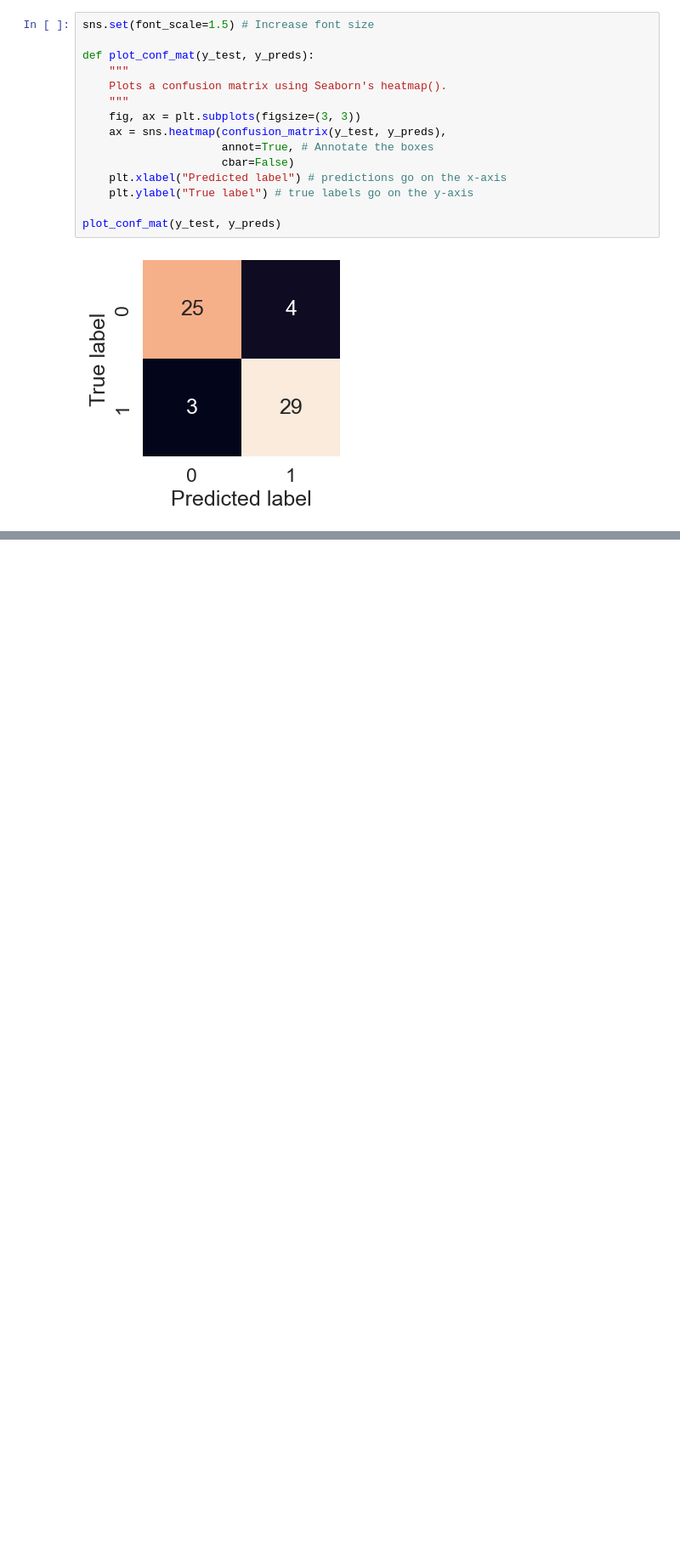
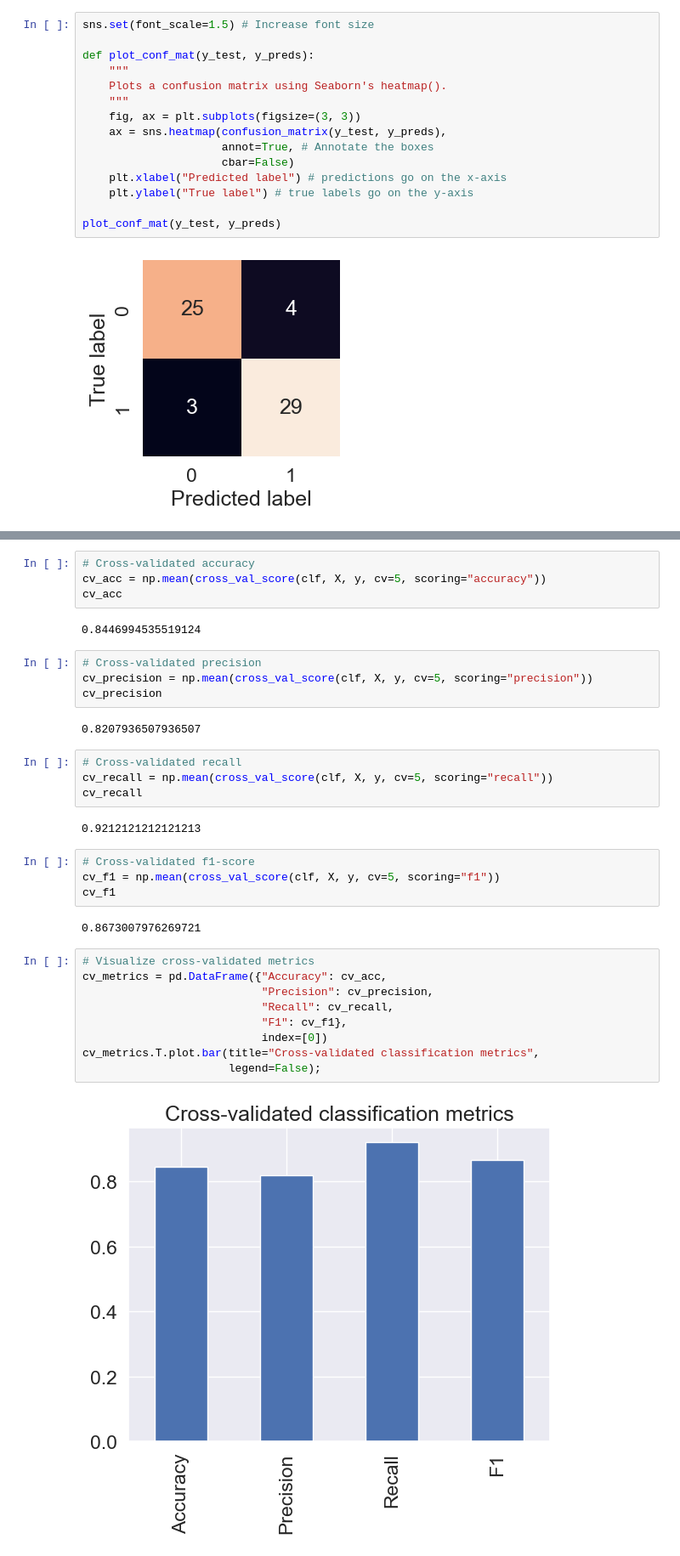
Before and after one commit to AlbertoRoGlez/Heart-disease-prediction, a Jupyter notebook: end-to-end-heart-disease-classification.ipynb, the cells around one changed output, grey strips where cells are left out. Shown: that part at 85% size. Cells and saved outputs as stored; diff of their text form; blank space fills up the shorter version.

```diff
--- a/end-to-end-heart-disease-classification.ipynb
+++ b/end-to-end-heart-disease-classification.ipynb
@@ -674,0 +701,35 @@ plot_conf_mat(y_test, y_preds)
+# %%
+# Cross-validated accuracy
+cv_acc = np.mean(cross_val_score(clf, X, y, cv=5, scoring="accuracy"))
+cv_acc
+# %% [output]
+0.8446994535519124
+# %%
+# Cross-validated precision
+cv_precision = np.mean(cross_val_score(clf, X, y, cv=5, scoring="precision"))
+cv_precision
+# %% [output]
+0.8207936507936507
+# %%
+# Cross-validated recall
+cv_recall = np.mean(cross_val_score(clf, X, y, cv=5, scoring="recall"))
+cv_recall
+# %% [output]
+0.9212121212121213
+# %%
+# Cross-validated f1-score
+cv_f1 = np.mean(cross_val_score(clf, X, y, cv=5, scoring="f1"))
+cv_f1
+# %% [output]
+0.8673007976269721
+# %%
+# Visualize cross-validated metrics
+cv_metrics = pd.DataFrame({"Accuracy": cv_acc,
+                           "Precision": cv_precision,
+                           "Recall": cv_recall,
+                           "F1": cv_f1},
+                           index=[0])
+cv_metrics.T.plot.bar(title="Cross-validated classification metrics",
+                      legend=False);
+# %% [output]
+[figure, added]
```
Also changed, not shown: parts of 6 cells of this notebook.
